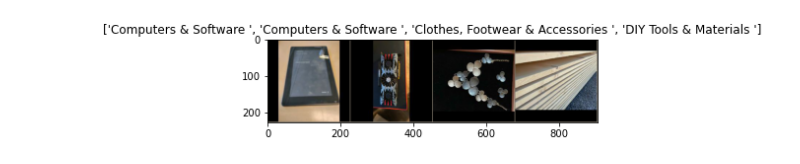
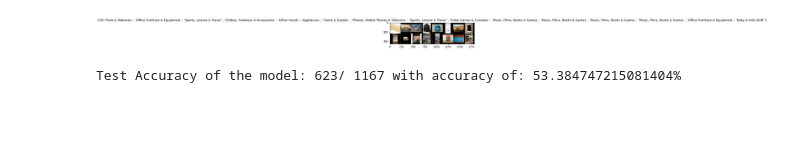
Before and after one commit to Scharukh7/FB-Marketplace-Recommendation-Ranking-System, a Jupyter notebook: img_model_classification.ipynb, the cells around one changed output. Saved outputs shown, nothing was run; the diff lists cells and outputs as text; code cells hidden in the pictures; blank space fills up the shorter version.

```diff
--- a/img_model_classification.ipynb
+++ b/img_model_classification.ipynb
@@ -28,7 +32,7 @@ Reusing TensorBoard on port 6006 (pid 40330), started 0:57:46 ago. (Use '!kill 4
 # %%
 cudnn.benchmark = True
 plt.ion()   # interactive mode
-write = SummaryWriter()
+writer = SummaryWriter()
 
 # Data augmentation and normalization for training
 data_transforms = {
@@ -38,6 +42,7 @@ data_transforms = {
         transforms.Normalize([0.485, 0.456, 0.406], [0.229, 0.224, 0.225])
     ]),
     'val': transforms.Compose([
+        transforms.RandomHorizontalFlip(),
         transforms.ToTensor(),
         transforms.Normalize([0.485, 0.456, 0.406], [0.229, 0.224, 0.225])
     ]),
@@ -51,36 +56,20 @@ data_transforms = {
 
 path_dir = '/home/shah/Desktop/FB-Marketplace-Recommendation-Ranking-System/data/data_images/'
 
-image_datasets = {
-    'train':
-    datasets.ImageFolder(path_dir + 'train', data_transforms['train']),
-    'val':
-    datasets.ImageFolder(path_dir + 'val', data_transforms['val']),
-    'test':
-    datasets.ImageFolder(path_dir + 'test', data_transforms['test']),
-}
+image_datasets = {x: datasets.ImageFolder(os.path.join(path_dir, x),
+                                          data_transforms[x])
+                  for x in ['train', 'val', 'test']}
 
-dataloaders = {
-    'train':
-    torch.utils.data.DataLoader(image_datasets['train'],
-                                batch_size=4,
-                                shuffle=True,
-                                num_workers=0),
-    'val':
-    torch.utils.data.DataLoader(image_datasets['val'],
-                                batch_size=4,
-                                shuffle=True,
-                                num_workers=0),
-    'test':
-    torch.utils.data.DataLoader(image_datasets['test'],
-                                batch_size=4,
-                                shuffle=False,
-                                num_workers=0),
-}
+train_dataloaders = {x: torch.utils.data.DataLoader(image_datasets[x], batch_size=16,
+                                             shuffle=True, num_workers=0)
+              for x in ['train', 'val']}
+test_dataloaders = {x: torch.utils.data.DataLoader(image_datasets[x], batch_size=16,
+                                             shuffle=False, num_workers=0)
+              for x in ['test']}
+
 
 dataset_sizes = {x: len(image_datasets[x]) for x in ['train', 'val','test']}
 class_names = image_datasets['train'].classes
 #class_names = {k: v for v, k in enumerate(class_names)}
 
 device = torch.device("cuda:0" if torch.cuda.is_available() else "cpu")
-#device = torch.device("cpu")
@@ -91,24 +80,24 @@ image_datasets['train']
 # %%
 def imshow(inp, title=None):
     """Imshow for Tensor."""
     inp = inp.numpy().transpose((1, 2, 0))
     mean = np.array([0.485, 0.456, 0.406])
     std = np.array([0.229, 0.224, 0.225])
     inp = std * inp + mean
     inp = np.clip(inp, 0, 1)
     plt.imshow(inp)
     if title is not None:
         plt.title(title)
     plt.pause(0.001)  # pause a bit so that plots are updated
 
 
 # Get a batch of training data
-inputs, classes = next(iter(dataloaders['train']))
+inputs, classes = next(iter(train_dataloaders['train']))
 
 # Make a grid from batch
 out = torchvision.utils.make_grid(inputs)
 
 imshow(out, title=[class_names[x] for x in classes])
 # %% [output]
-[figure, old version]
+[figure, new version]
 # %%
@@ -245,0 +228,4 @@ def test_model(model, len_labels):
+# %%
+test_model(model_ft, len_labels=13)
+# %% [output]
+Test Accuracy of the model: 623/ 1167 with accuracy of: 53.384747215081404%
```
Also changed, not shown: parts of 11 cells of this notebook, 1 other file.
